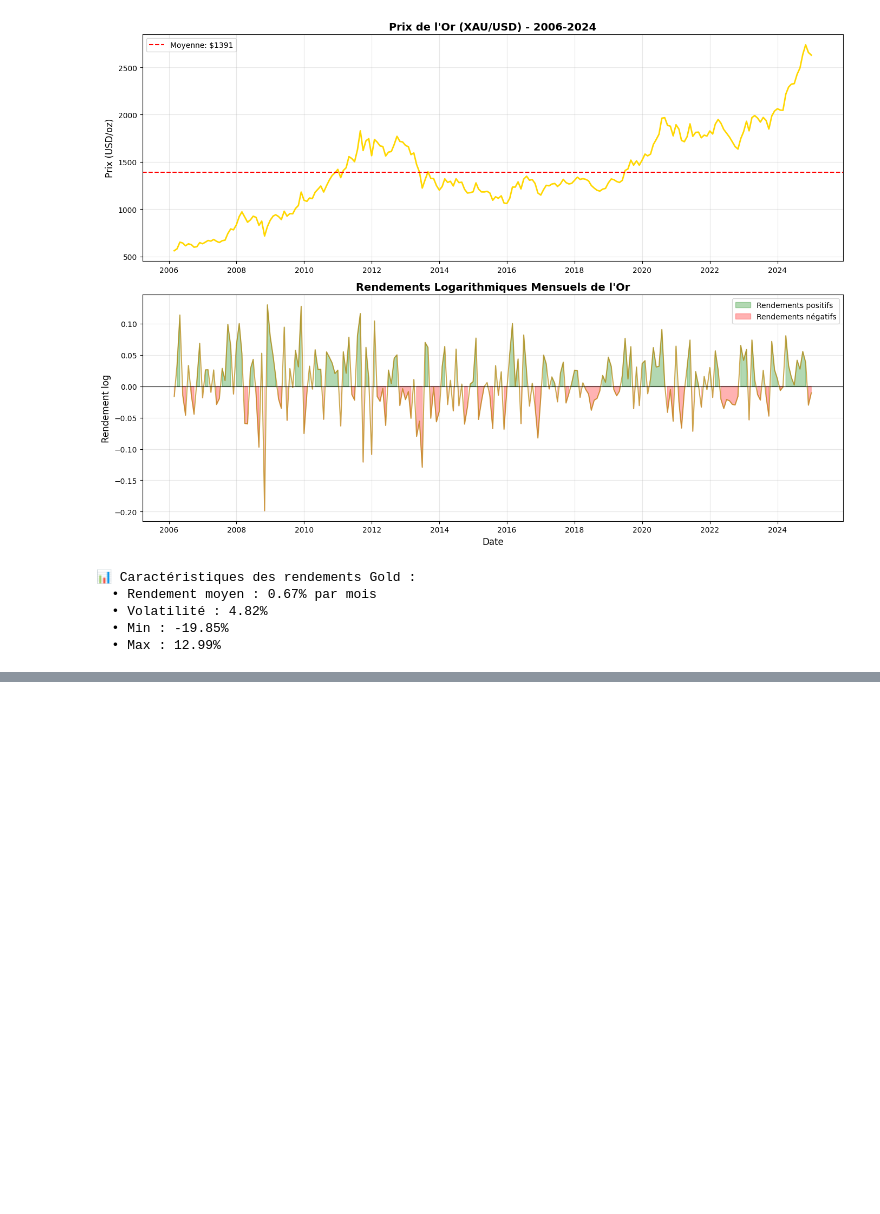
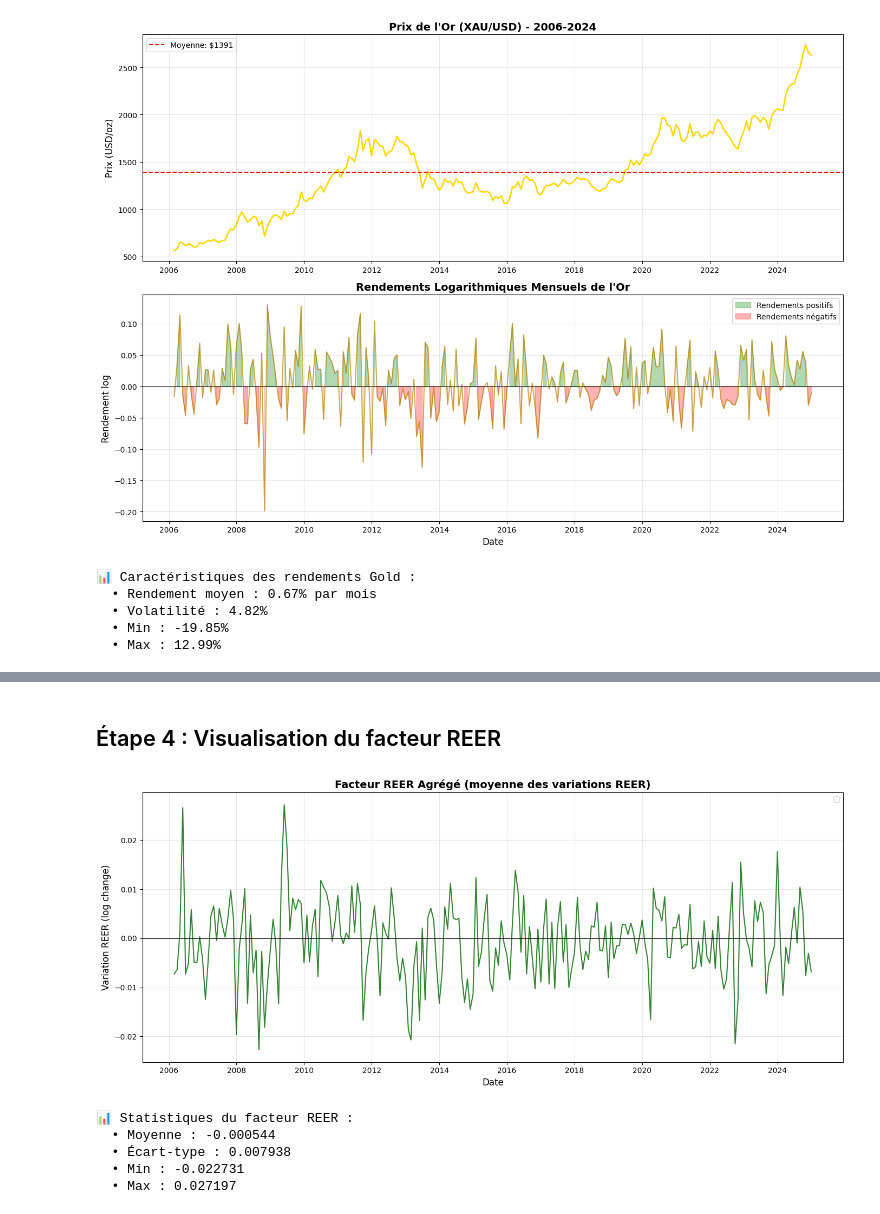
Before and after one commit to Lilas-Bertot/ETUDE-DE-CAS-2, a Jupyter notebook: Étude de cas 2.ipynb, the cells around one changed output, grey strips where cells are left out. Saved outputs shown, nothing was run; the diff lists cells and outputs as text; code cells hidden in the pictures; blank space fills up the shorter version.

```diff
--- a/Étude de cas 2.ipynb
+++ b/Étude de cas 2.ipynb
@@ -889,3 +889,5 @@ Nous allons télécharger les séries temporelles suivantes :
 - Forte corrélation négative avec le S&P 500 (-0.72), créant de la multicolinéarité
 - Le S&P 500 (rendements réalisés) est plus pertinent que le VIX (volatilité anticipée) pour expliquer les mouvements de devises
 - Les tests empiriques montrent que SP500 donne de meilleurs résultats (R²=17.3% vs 11.8% avec VIX)
+# %%
+db = wrds.Connection(wrds_username='lilas_bertot')
@@ -2593,0 +2737,32 @@ V3 (SP500+DXY+GCI+GOLD)               46.619927 SP500 + DXY + GCI + GOLD
+# %% [markdown]
+## Étape 4 : Visualisation du facteur REER
+# %%
+# Visualisation du facteur REER
+fig, ax = plt.subplots(1, 1, figsize=(14, 6))
+
+# Graphique : Facteur REER agrégé
+ax.plot(reer_factor_df['date'], reer_factor_df['REER_Factor'],
+        color='darkgreen', linewidth=1.5, alpha=0.8)
+ax.axhline(y=0, color='black', linestyle='-', linewidth=0.8)
+ax.set_title('Facteur REER Agrégé (moyenne des variations REER)',
+             fontsize=14, fontweight='bold')
+ax.set_xlabel('Date', fontsize=12)
+ax.set_ylabel('Variation REER (log change)', fontsize=12)
+ax.legend()
+ax.grid(True, alpha=0.3)
+
+plt.tight_layout()
+plt.show()
+
+print(f"\n📊 Statistiques du facteur REER :")
+print(f"  • Moyenne : {reer_factor_df['REER_Factor'].mean():.6f}")
+print(f"  • Écart-type : {reer_factor_df['REER_Factor'].std():.6f}")
+print(f"  • Min : {reer_factor_df['REER_Factor'].min():.6f}")
+print(f"  • Max : {reer_factor_df['REER_Factor'].max():.6f}")
+# %% [output]
+[figure, added]
+📊 Statistiques du facteur REER :
+  • Moyenne : -0.000544
+  • Écart-type : 0.007938
+  • Min : -0.022731
+  • Max : 0.027197
```
Also changed, not shown: parts of 28 cells of this notebook, 6 other files.
